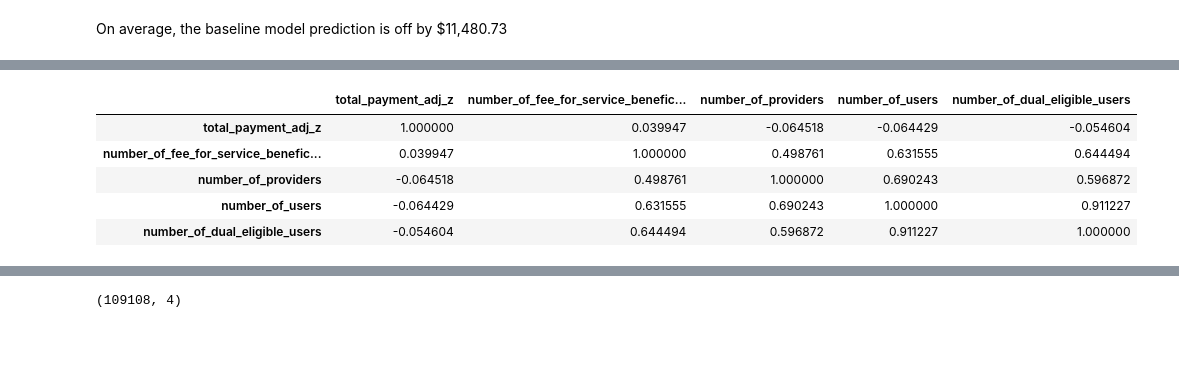
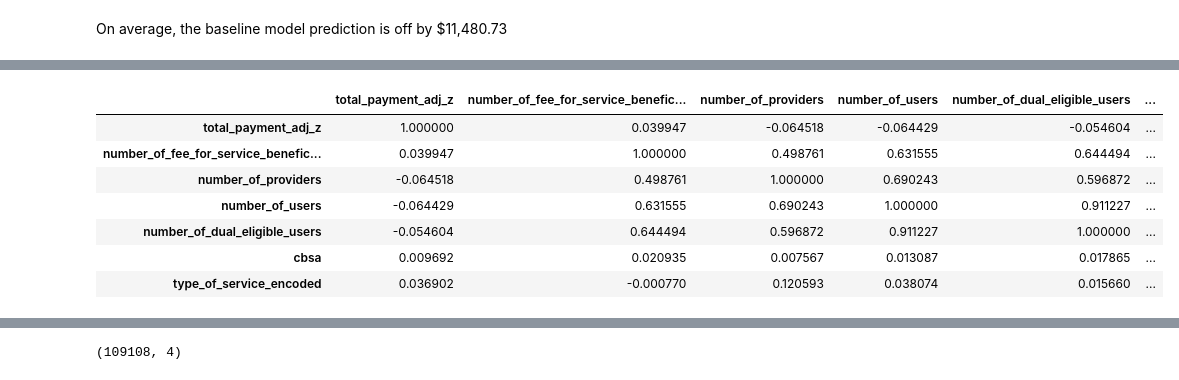
Before and after one commit to renaqd/team7-ADS502, a Jupyter notebook: team7-Final.ipynb, the cells around one changed output, grey strips where cells are left out. Drawn from its saved outputs; the diff is of its cells as text; code cells hidden in the pictures; blank space fills up the shorter version.

```diff
--- a/team7-Final.ipynb
+++ b/team7-Final.ipynb
@@ -136,5 +144,3 @@ cbsa.insert(0, 'city', cbsa.pop('city'))
-# %%
-cbsa['state1'] = cbsa['state'].str[:2]
 # %%
 # split reference period to start and end dates
 cbsa[['start_date', 'end_date']] = cbsa['reference_period'].str.split(' to ', expand=True)
@@ -414,0 +436,7 @@ Name: count, Length: 1006, dtype: int64
+# %%
+# label encoder object
+label_encoder = LabelEncoder()
+
+# create encoded column for heatmap in modeling section
+cbsa['type_of_service_encoded'] = label_encoder.fit_transform(cbsa['type_of_service'])
+cbsa
@@ -809,14 +903,17 @@ On average, the baseline model prediction is off by $11,480.73
 # %%
 main_predictors = ['total_payment_adj_z','number_of_fee_for_service_beneficiaries',
-    'number_of_providers','number_of_users','number_of_dual_eligible_users']
+    'number_of_providers','number_of_users','number_of_dual_eligible_users','cbsa',
+    'type_of_service_encoded']
 train_cbsa[main_predictors].corr()
 # %% [output]
-|  | total_payment_adj_z | number_of_fee_for_service_benefic... | number_of_providers | number_of_users | number_of_dual_eligible_users |
-| total_payment_adj_z | 1.000000 | 0.039947 | -0.064518 | -0.064429 | -0.054604 |
-| number_of_fee_for_service_benefic... | 0.039947 | 1.000000 | 0.498761 | 0.631555 | 0.644494 |
-| number_of_providers | -0.064518 | 0.498761 | 1.000000 | 0.690243 | 0.596872 |
-| number_of_users | -0.064429 | 0.631555 | 0.690243 | 1.000000 | 0.911227 |
-| number_of_dual_eligible_users | -0.054604 | 0.644494 | 0.596872 | 0.911227 | 1.000000 |
+|  | total_payment_adj_z | number_of_fee_for_service_benefic... | number_of_providers | number_of_users | number_of_dual_eligible_users | ... |
+| total_payment_adj_z | 1.000000 | 0.039947 | -0.064518 | -0.064429 | -0.054604 | ... |
+| number_of_fee_for_service_benefic... | 0.039947 | 1.000000 | 0.498761 | 0.631555 | 0.644494 | ... |
+| number_of_providers | -0.064518 | 0.498761 | 1.000000 | 0.690243 | 0.596872 | ... |
+| number_of_users | -0.064429 | 0.631555 | 0.690243 | 1.000000 | 0.911227 | ... |
+| number_of_dual_eligible_users | -0.054604 | 0.644494 | 0.596872 | 0.911227 | 1.000000 | ... |
+| cbsa | 0.009692 | 0.020935 | 0.007567 | 0.013087 | 0.017865 | ... |
+| type_of_service_encoded | 0.036902 | -0.000770 | 0.120593 | 0.038074 | 0.015660 | ... |
 # %%
 corr = train_cbsa[main_predictors].corr()
 fig, ax = plt.subplots()
```
Also changed, not shown: parts of 60 cells of this notebook.
